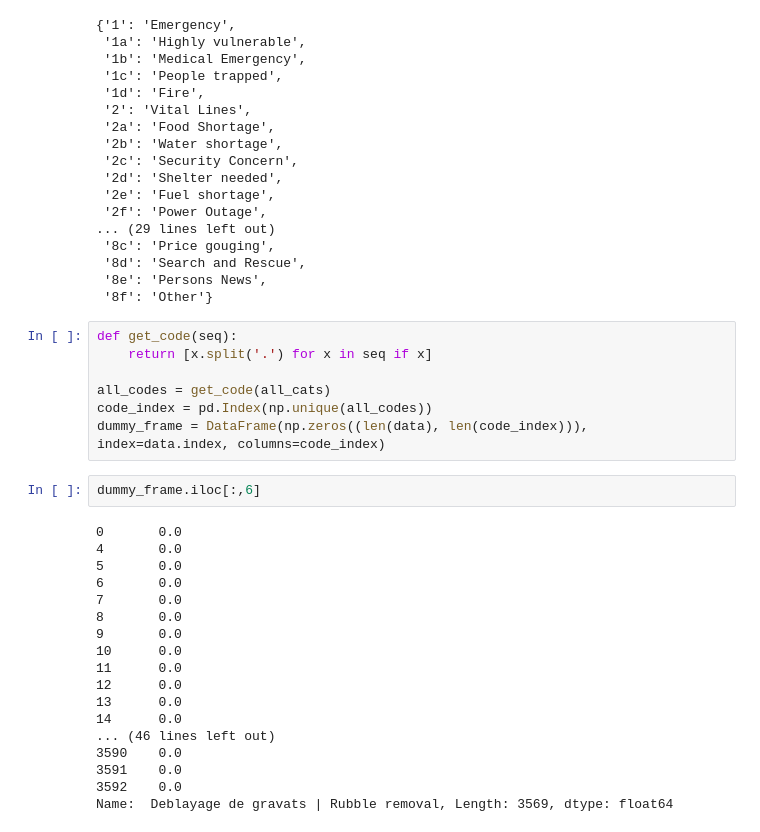
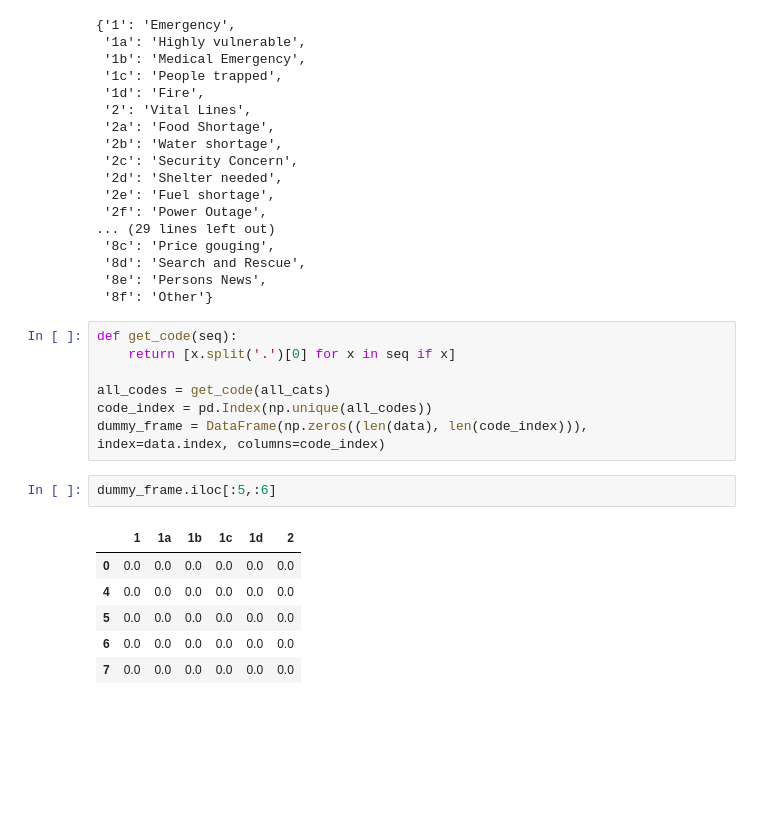
Before and after one commit to etolh/DataScience, a Jupyter notebook: python-data-processing/ch8/MatPlotTur.ipynb, the cells around one changed output. Saved outputs shown, nothing was run; the diff lists cells and outputs as text; blank space fills up the shorter version.

```diff
--- a/python-data-processing/ch8/MatPlotTur.ipynb
+++ b/python-data-processing/ch8/MatPlotTur.ipynb
@@ -447,28 +458,17 @@ english_mapping
  '8f': 'Other'}
 # %%
 def get_code(seq):
-    return [x.split('.') for x in seq if x]
+    return [x.split('.')[0] for x in seq if x]
 
 all_codes = get_code(all_cats)
 code_index = pd.Index(np.unique(all_codes))
 dummy_frame = DataFrame(np.zeros((len(data), len(code_index))), index=data.index, columns=code_index)
 # %%
-dummy_frame.iloc[:,6]
+dummy_frame.iloc[:5,:6]
 # %% [output]
-0       0.0
-4       0.0
-5       0.0
-6       0.0
-7       0.0
-8       0.0
-9       0.0
-10      0.0
-11      0.0
-12      0.0
-13      0.0
-14      0.0
-... (46 lines left out)
-3590    0.0
-3591    0.0
-3592    0.0
-Name:  Deblayage de gravats | Rubble removal, Length: 3569, dtype: float64
+|  | 1 | 1a | 1b | 1c | 1d | 2 |
+| 0 | 0.0 | 0.0 | 0.0 | 0.0 | 0.0 | 0.0 |
+| 4 | 0.0 | 0.0 | 0.0 | 0.0 | 0.0 | 0.0 |
+| 5 | 0.0 | 0.0 | 0.0 | 0.0 | 0.0 | 0.0 |
+| 6 | 0.0 | 0.0 | 0.0 | 0.0 | 0.0 | 0.0 |
+| 7 | 0.0 | 0.0 | 0.0 | 0.0 | 0.0 | 0.0 |
```
Also changed, not shown: parts of 13 cells of this notebook.
